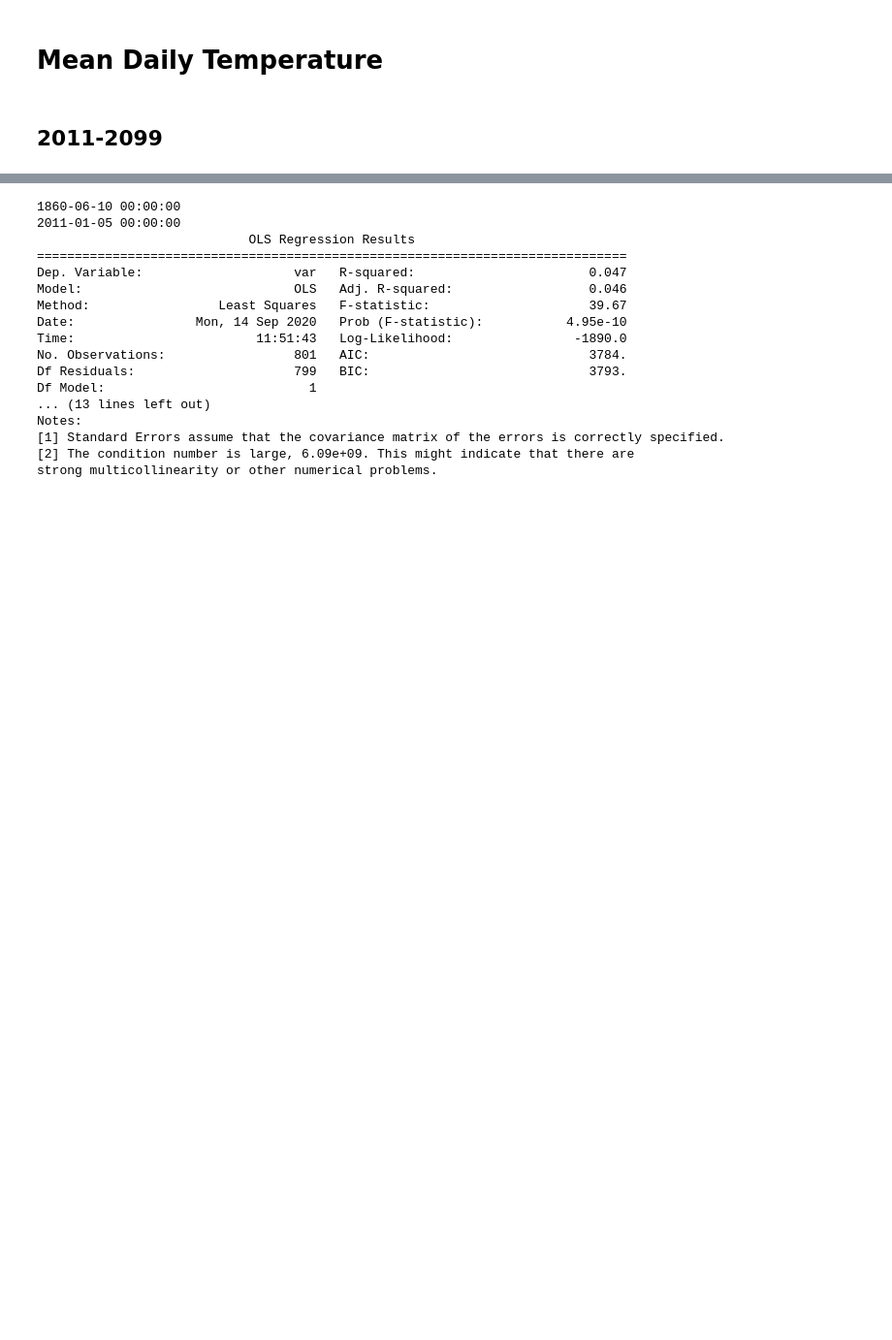
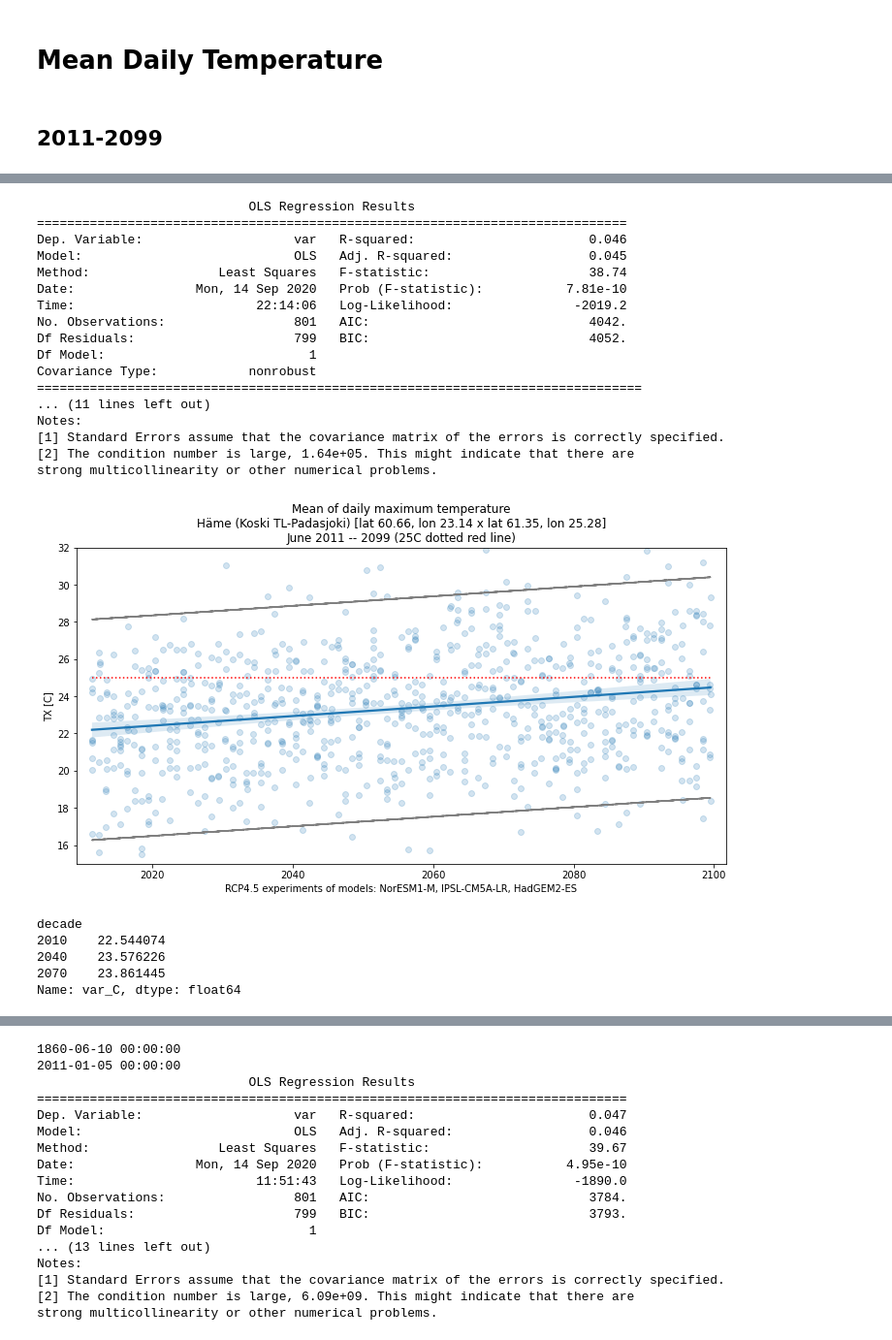
Before and after one commit to juhariis/cds-fin-strawberry, a Jupyter notebook: agro_strawberries_v2.ipynb, the cells around one changed output, grey strips where cells are left out. Shown at 97% size. Drawn from its saved outputs; the diff is of its cells as text; code cells hidden in the pictures; blank space fills up the shorter version.

```diff
--- a/agro_strawberries_v2.ipynb
+++ b/agro_strawberries_v2.ipynb
@@ -733,3 +753,15 @@ def fix_tx_datetime(dfx):
 xtra_txt = '\nJune 2011 -- 2099 (25C dotted red line)'
 var_name = 'Mean daily maximum temperature'
 var_unit = 'C'
+# %%
+df_tx = fix_tx_datetime(
+    df_dekadal_long.loc[
+        df_dekadal_long['var_id'] == 'TX'
+        ].copy()
+    )
+df_tx['year'] = df_tx['datetime'].dt.year
+df_tx = df_tx.set_index('datetime')
+df_tx['var_C'] = df_tx['var'] - 273
+df_tx['date_decimal'] = df_tx.index.year + (df_tx.index.dayofyear - 1)/365
+
+df_tx.head()
@@ -735,0 +778,41 @@ var_unit = 'C'
+# %%
+###
+
+importlib.reload(sbry)
+
+df_tx_region = df_tx.loc[
+    (df_tx['region'].isin(['hame'])) &
+    (df_tx.index.month == 6)
+#    ((df_tx['datetime'].dt.month.isin([6])))
+].copy()
+
+timeadjust = 0
+xtra_txt = '\nJune 2011 -- 2099 (25C dotted red line)'
+
+sbry.plot_max_temp_trend_dec(df_tx_region, geo_hame, xtra_txt, 25, timeadjust)
+sbry.plot_gdd_histogram(df_tx_region, 'year', 'var_C', geo_hame, var_name, 'C',
+                        '\nPeriods 2010-2039, 2040-2069, 2070-2999', 25)
+# %% [output]
+                            OLS Regression Results
+==============================================================================
+Dep. Variable:                    var   R-squared:                       0.046
+Model:                            OLS   Adj. R-squared:                  0.045
+Method:                 Least Squares   F-statistic:                     38.74
+Date:                Mon, 14 Sep 2020   Prob (F-statistic):           7.81e-10
+Time:                        22:14:06   Log-Likelihood:                -2019.2
+No. Observations:                 801   AIC:                             4042.
+Df Residuals:                     799   BIC:                             4052.
+Df Model:                           1
+Covariance Type:            nonrobust
+================================================================================
+... (11 lines left out)
+Notes:
+[1] Standard Errors assume that the covariance matrix of the errors is correctly specified.
+[2] The condition number is large, 1.64e+05. This might indicate that there are
+strong multicollinearity or other numerical problems.
+[figure, added]
+decade
+2010    22.544074
+2040    23.576226
+2070    23.861445
+Name: var_C, dtype: float64
```
Also changed, not shown: parts of 6 cells of this notebook, 1 other file.
